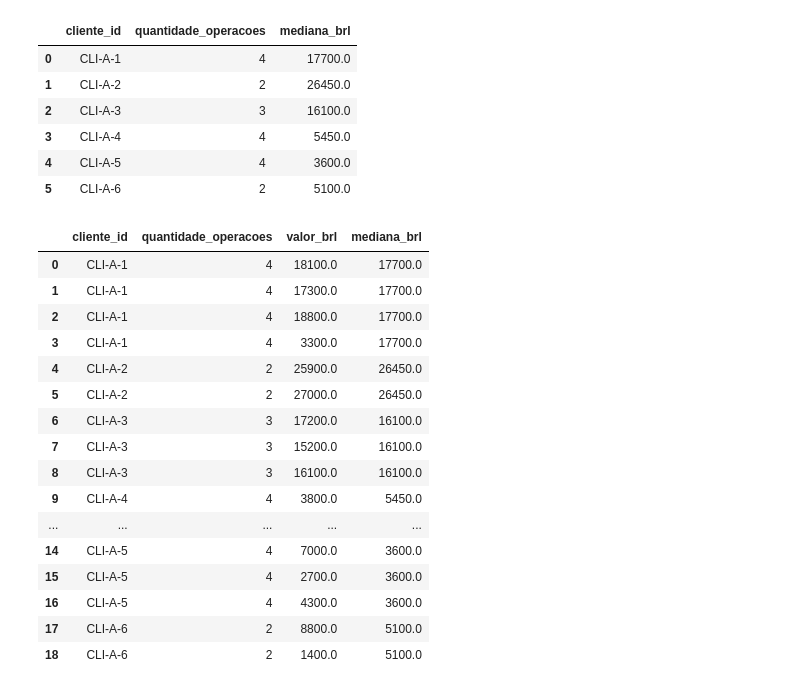
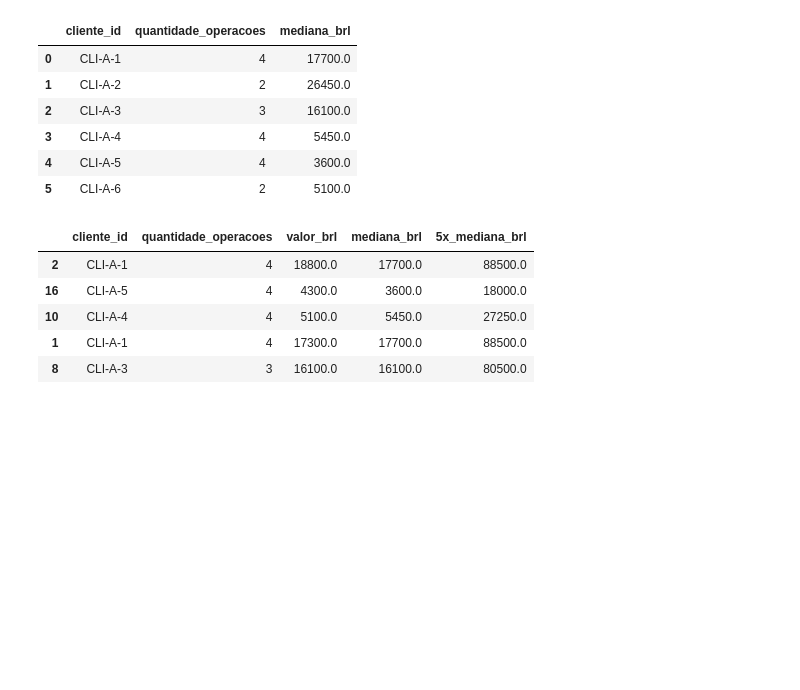
Before and after one commit to andradeyghor/desafio-itau, a Jupyter notebook: nivel_1/nivel_1.ipynb, the cells around one changed output. Drawn from its saved outputs; the diff is of its cells as text; code cells hidden in the pictures; blank space fills up the shorter version.

```diff
--- a/nivel_1/nivel_1.ipynb
+++ b/nivel_1/nivel_1.ipynb
@@ -33 +48,4 @@ TAXA_CAMBIO = float(df["taxa_cambio_usd_brl"].iloc[0])
+# %%
+TAXA_CAMBIO = float(dados["taxa_cambio_usd_brl"])
+operacoes = dados["operacoes"]
 # %% [markdown]
@@ -48,6 +94,5 @@ for i, operacao in enumerate(dados["operacoes"]):
 # %%
-with open("../dados/dados_nivel_1.json", "r", encoding="utf-8") as f:
-    dados = json.load(f)
+df = pd.DataFrame(operacoes)
 
-
-df = pd.DataFrame(dados["operacoes"])
+# como é um dataframe pequeno, prefiro visualizá-lo todo.
+df
@@ -167,3 +209,5 @@ df[datas.isna()]
 # %% [output]
 |  | id | cliente_id | data | valor | moeda | canal | tipo | contraparte | observacao |
 | 17 | OP-0017 | CLI-A-5 | None | 4300.0 | BRL | especie | deposito | Gama Distribuidora | data nao capturada pelo sistema |
+# %%
+df["data"] = pd.to_datetime(df["data"])
@@ -379,6 +431,8 @@ estatisticas_cliente
 | 3 | CLI-A-4 | 4 | 5450.0 |
 | 4 | CLI-A-5 | 4 | 3600.0 |
 | 5 | CLI-A-6 | 2 | 5100.0 |
+# %%
+estatisticas_cliente["5x_mediana_brl"] = 5 * estatisticas_cliente["mediana_brl"]
 # %%
 df = df.merge(
     estatisticas_cliente,
@@ -386,23 +440,12 @@ df = df.merge(
     how="left"
 )
 # %%
-df[['cliente_id', 'quantidade_operacoes', 'valor_brl', 'mediana_brl']]
+df[['cliente_id', 'quantidade_operacoes', 'valor_brl', 'mediana_brl', '5x_mediana_brl']].sample(5)
 # %% [output]
-|  | cliente_id | quantidade_operacoes | valor_brl | mediana_brl |
-| 0 | CLI-A-1 | 4 | 18100.0 | 17700.0 |
-| 1 | CLI-A-1 | 4 | 17300.0 | 17700.0 |
-| 2 | CLI-A-1 | 4 | 18800.0 | 17700.0 |
-| 3 | CLI-A-1 | 4 | 3300.0 | 17700.0 |
-| 4 | CLI-A-2 | 2 | 25900.0 | 26450.0 |
-| 5 | CLI-A-2 | 2 | 27000.0 | 26450.0 |
-| 6 | CLI-A-3 | 3 | 17200.0 | 16100.0 |
-| 7 | CLI-A-3 | 3 | 15200.0 | 16100.0 |
-| 8 | CLI-A-3 | 3 | 16100.0 | 16100.0 |
-| 9 | CLI-A-4 | 4 | 3800.0 | 5450.0 |
-| ... | ... | ... | ... | ... |
-| 14 | CLI-A-5 | 4 | 7000.0 | 3600.0 |
-| 15 | CLI-A-5 | 4 | 2700.0 | 3600.0 |
-| 16 | CLI-A-5 | 4 | 4300.0 | 3600.0 |
-| 17 | CLI-A-6 | 2 | 8800.0 | 5100.0 |
-| 18 | CLI-A-6 | 2 | 1400.0 | 5100.0 |
+|  | cliente_id | quantidade_operacoes | valor_brl | mediana_brl | 5x_mediana_brl |
+| 2 | CLI-A-1 | 4 | 18800.0 | 17700.0 | 88500.0 |
+| 16 | CLI-A-5 | 4 | 4300.0 | 3600.0 | 18000.0 |
+| 10 | CLI-A-4 | 4 | 5100.0 | 5450.0 | 27250.0 |
+| 1 | CLI-A-1 | 4 | 17300.0 | 17700.0 | 88500.0 |
+| 8 | CLI-A-3 | 3 | 16100.0 | 16100.0 | 80500.0 |
 # %%
```
Also changed, not shown: parts of 43 cells of this notebook, 5 other files.
